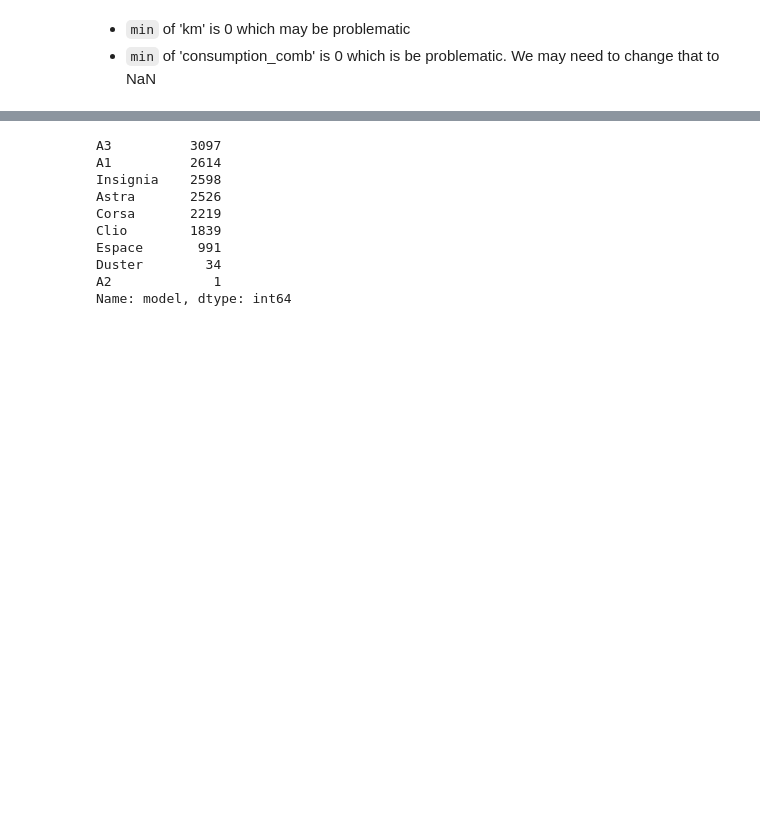
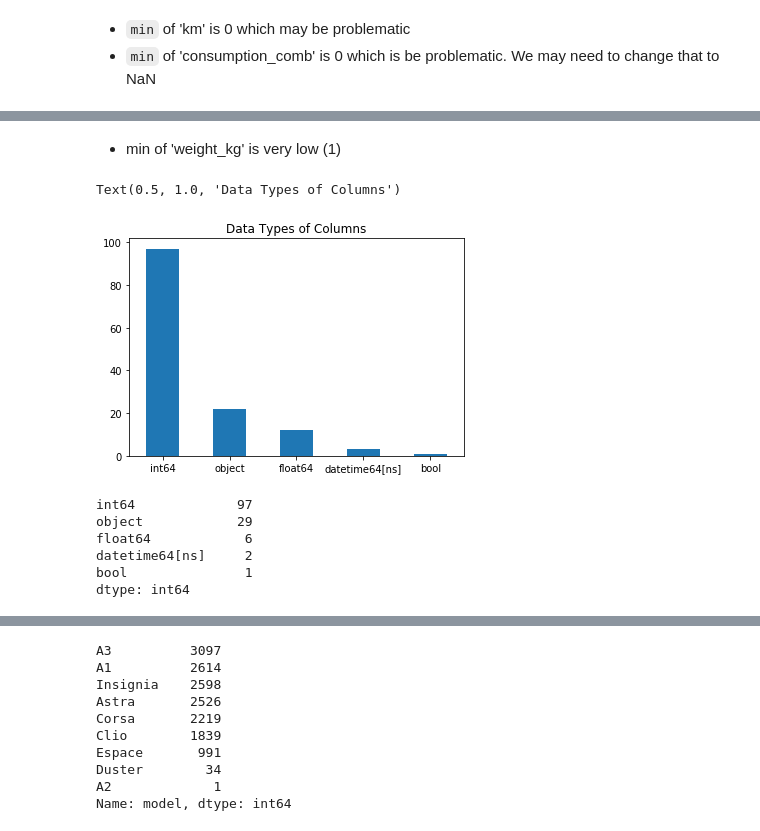
Before and after one commit to kaymal/price-prediction, a Jupyter notebook: trgt/EDA-t.ipynb, the cells around one changed output, grey strips where cells are left out. Saved outputs shown, nothing was run; the diff lists cells and outputs as text; code cells hidden in the pictures; blank space fills up the shorter version.

```diff
--- a/trgt/EDA-t.ipynb
+++ b/trgt/EDA-t.ipynb
@@ -546,3 +252,12 @@ df[['km', 'consumption_comb']].describe()
 # %% [markdown]
 - `min` of 'km' is 0 which may be problematic
 - `min` of 'consumption_comb' is 0 which is be problematic. We may need to change that to NaN
+# %%
+# Change wrong data type to date_time
+df['first_registration'] = pd.to_datetime(df.first_registration, format='%Y')
+
+# Change wrong data types to numeric
+df['nr_of_doors'] = pd.to_numeric(df['nr_of_doors'])
+df['nr_of_seats'] = pd.to_numeric(df['nr_of_seats'])
+df['previous_owners'] = pd.to_numeric(df['previous_owners'])
+df['weight_kg'] = pd.to_numeric(df['weight_kg'])
@@ -548,0 +276,17 @@ df[['km', 'consumption_comb']].describe()
+# %% [markdown]
+- min of 'weight_kg' is very low (1)
+# %%
+df.dtypes.value_counts().plot.bar(rot=0)
+plt.title("Data Types of Columns")
+# %% [output]
+Text(0.5, 1.0, 'Data Types of Columns')
+[figure, added]
+# %%
+df.dtypes.value_counts()
+# %% [output]
+int64             97
+object            29
+float64            6
+datetime64[ns]     2
+bool               1
+dtype: int64
```
Also changed, not shown: parts of 52 cells of this notebook.
